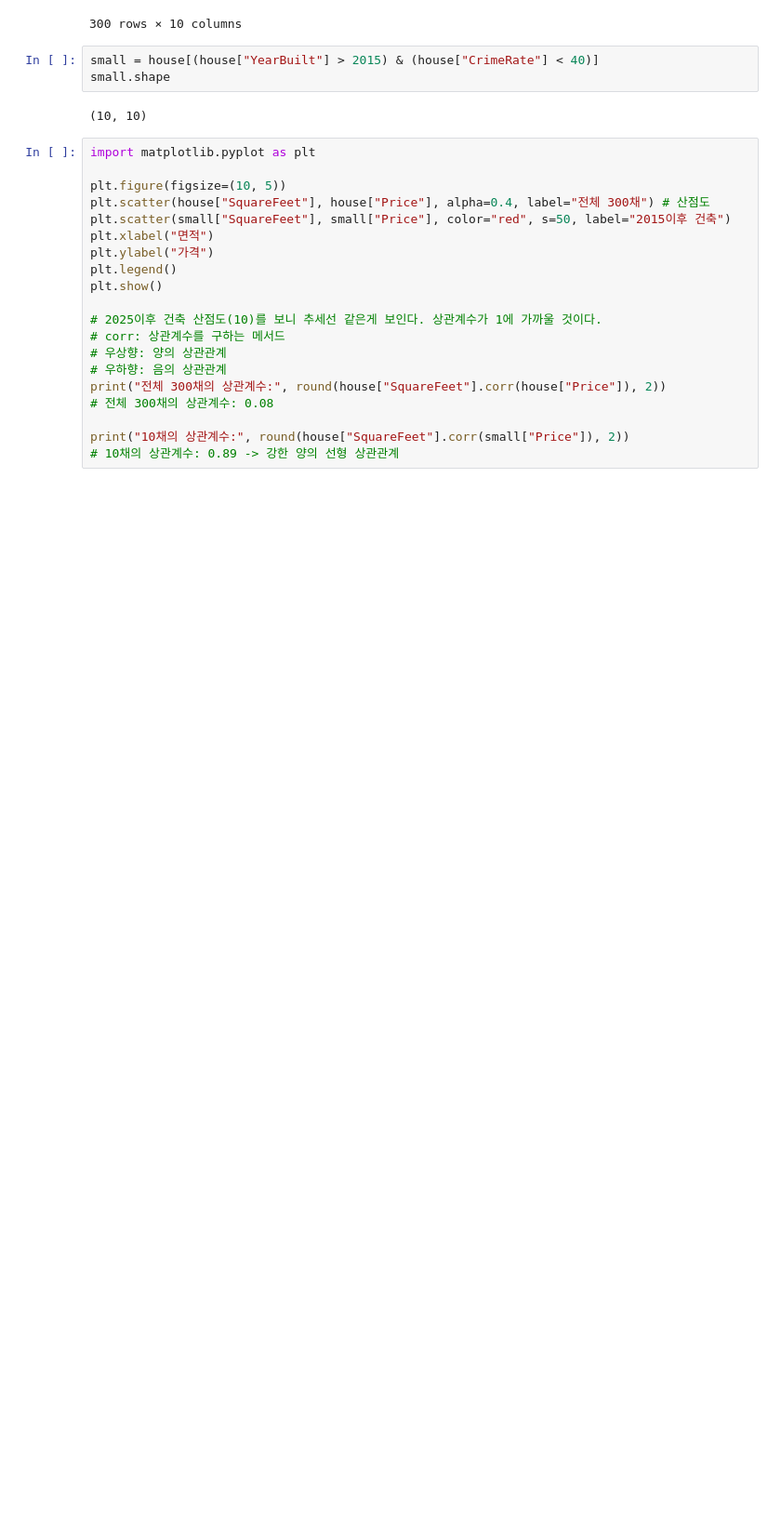
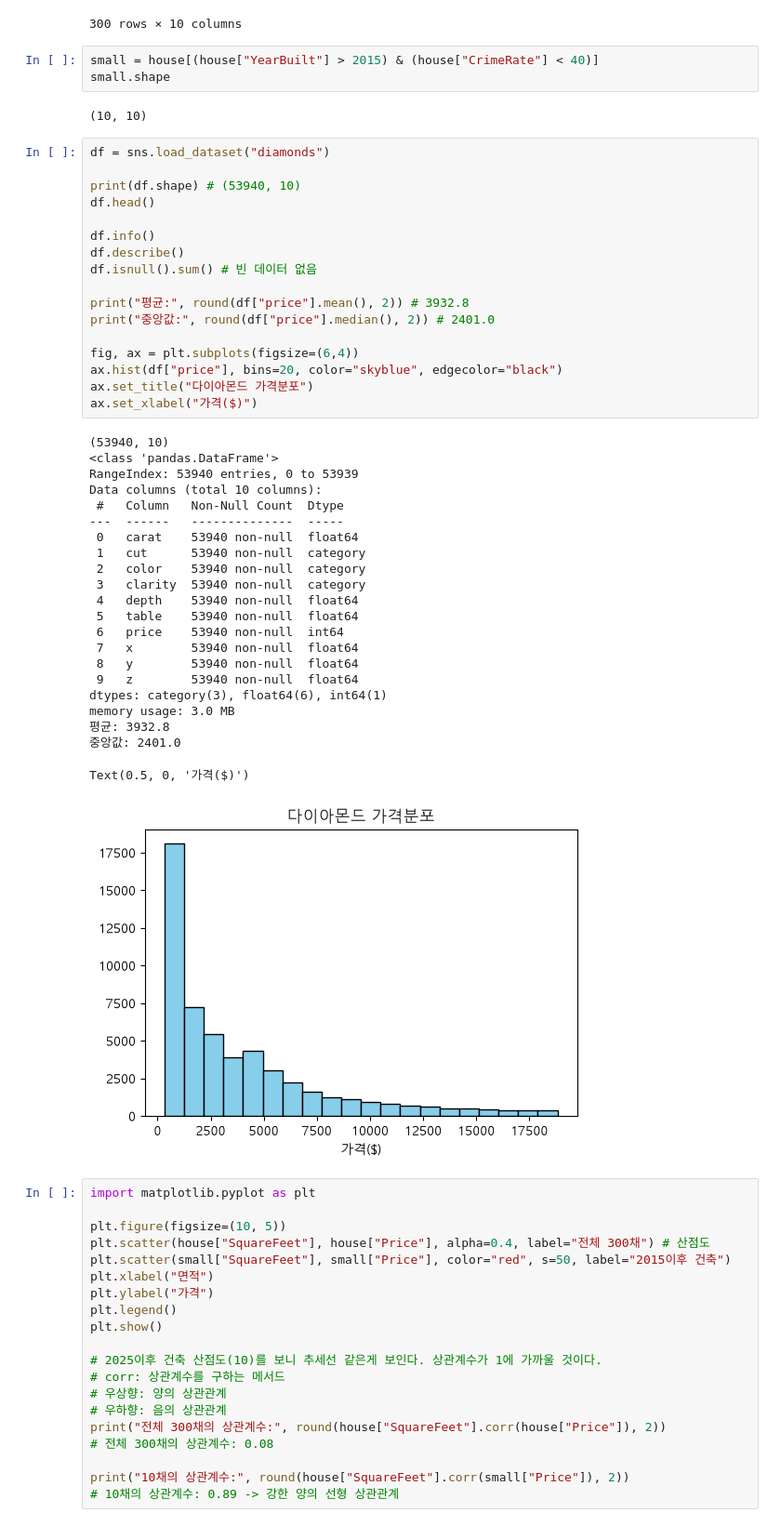
Before and after one commit to doubleyn/kant-ml, a Jupyter notebook: 02_ml.ipynb, the cells around one changed output. Shown at 93% size. Drawn from its saved outputs; the diff is of its cells as text; blank space fills up the shorter version.

```diff
--- a/02_ml.ipynb
+++ b/02_ml.ipynb
@@ -49,6 +49,46 @@ small = house[(house["YearBuilt"] > 2015) & (house["CrimeRate"] < 40)]
 small.shape
 # %% [output]
 (10, 10)
+# %%
+df = sns.load_dataset("diamonds")
+
+print(df.shape) # (53940, 10)
+df.head()
+
+df.info()
+df.describe()
+df.isnull().sum() # 빈 데이터 없음
+
+print("평균:", round(df["price"].mean(), 2)) # 3932.8
+print("중앙값:", round(df["price"].median(), 2)) # 2401.0
+
+fig, ax = plt.subplots(figsize=(6,4))
+ax.hist(df["price"], bins=20, color="skyblue", edgecolor="black")
+ax.set_title("다이아몬드 가격분포")
+ax.set_xlabel("가격($)")
+# %% [output]
+(53940, 10)
+<class 'pandas.DataFrame'>
+RangeIndex: 53940 entries, 0 to 53939
+Data columns (total 10 columns):
+ #   Column   Non-Null Count  Dtype
+---  ------   --------------  -----
+ 0   carat    53940 non-null  float64
+ 1   cut      53940 non-null  category
+ 2   color    53940 non-null  category
+ 3   clarity  53940 non-null  category
+ 4   depth    53940 non-null  float64
+ 5   table    53940 non-null  float64
+ 6   price    53940 non-null  int64
+ 7   x        53940 non-null  float64
+ 8   y        53940 non-null  float64
+ 9   z        53940 non-null  float64
+dtypes: category(3), float64(6), int64(1)
+memory usage: 3.0 MB
+평균: 3932.8
+중앙값: 2401.0
+Text(0.5, 0, '가격($)')
+[figure, added]
 # %%
 import matplotlib.pyplot as plt
 
```
Also changed, not shown: 1 other file.
